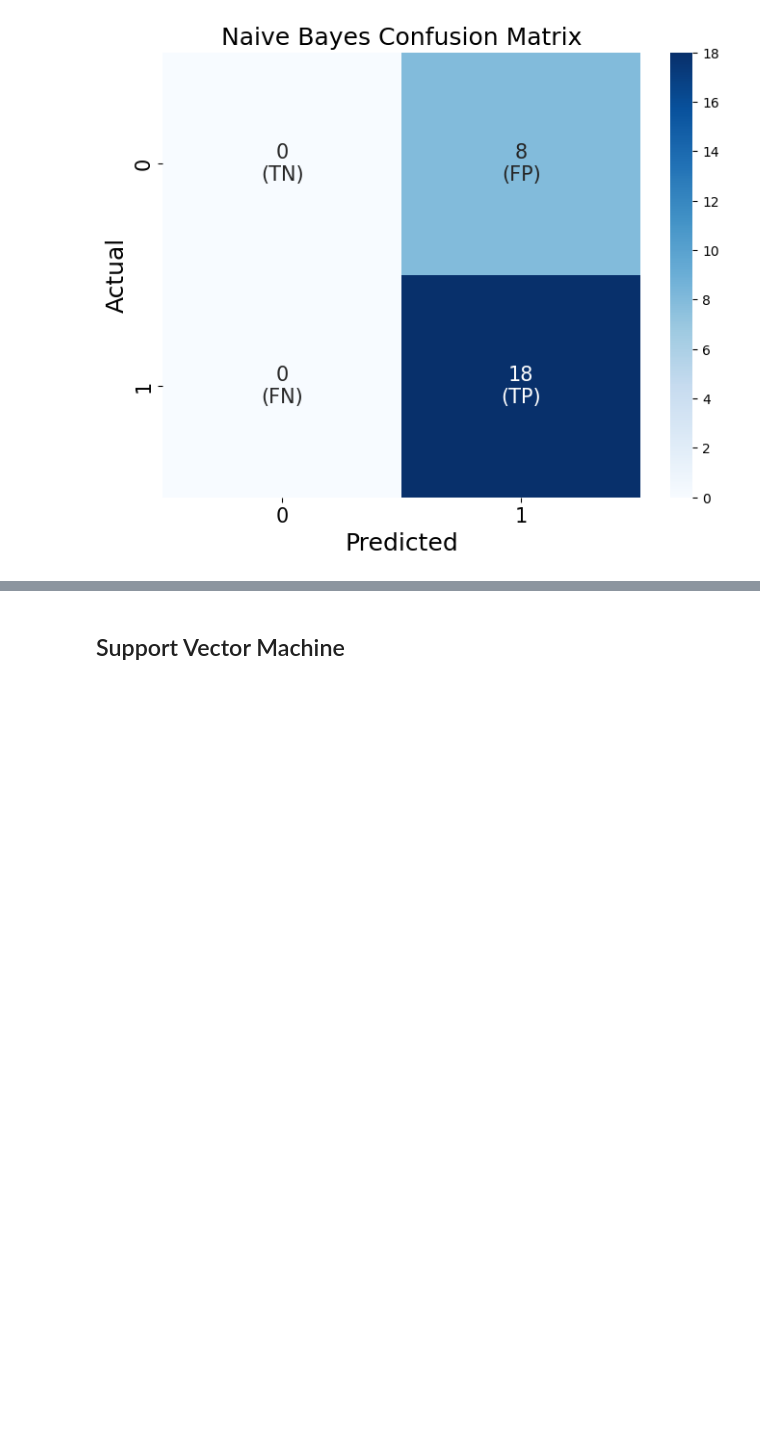
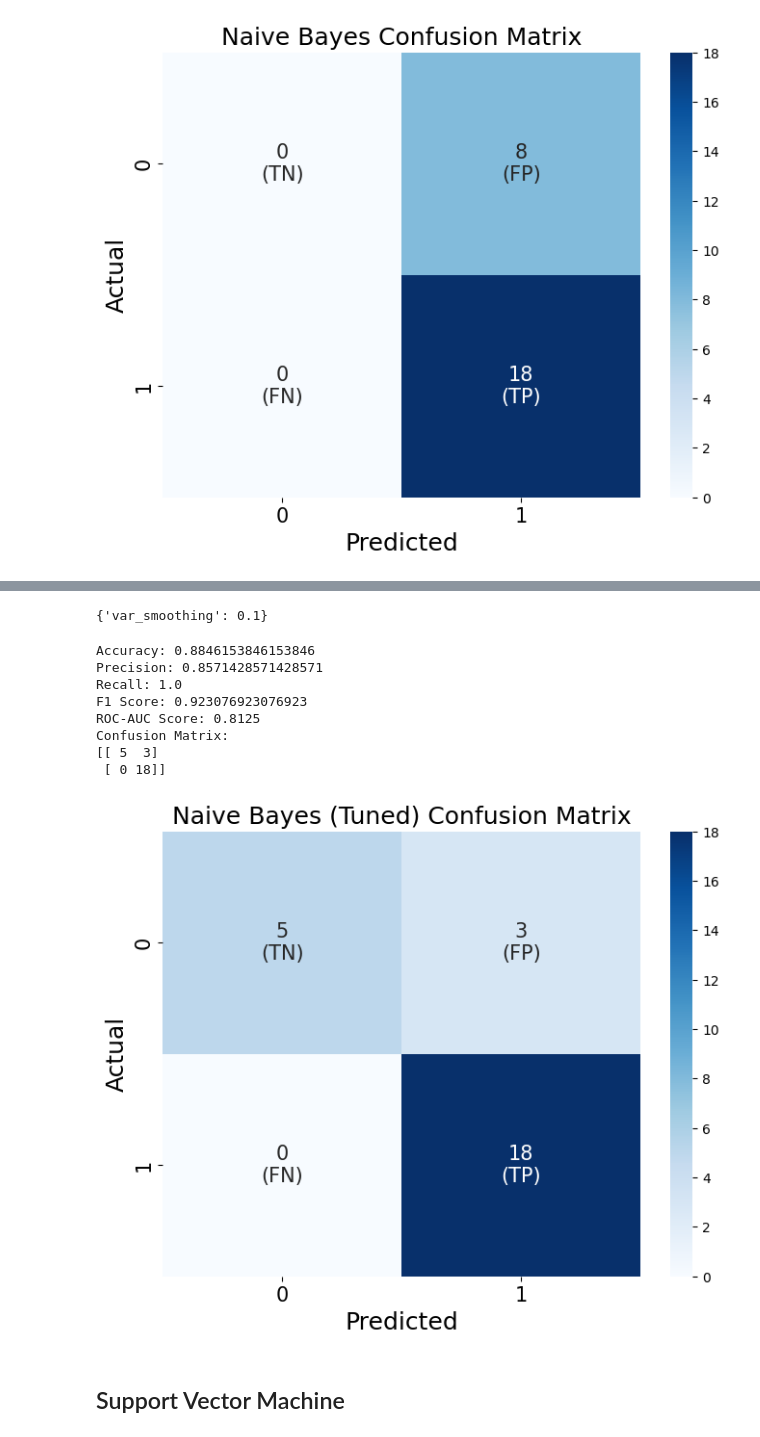
Before and after one commit to sas062/beng203_breast_cancer_recurrence_classifier, a Jupyter notebook: breast_cancer_classifier.ipynb, the cells around one changed output, grey strips where cells are left out. Cells and saved outputs as stored; diff of their text form; code cells hidden in the pictures; blank space fills up the shorter version.

```diff
--- a/breast_cancer_classifier.ipynb
+++ b/breast_cancer_classifier.ipynb
@@ -253,0 +616,7 @@ Confusion Matrix:
+# %%
+var_smoothing = [1e-12, 1e-11, 1e-10, 1e-9, 1e-8, 1e-7, 1e-6, 1e-5, 1e-4, 1e-3, 1e-2, 1e-1]
+
+# Create the random grid
+random_grid = {'var_smoothing': var_smoothing}
+
+pprint(random_grid)
@@ -253,0 +636,3 @@ Confusion Matrix:
+# %%
+NB_random = RandomizedSearchCV(estimator = NB_Model, param_distributions = random_grid, n_iter=50, cv = 5, scoring='accuracy', verbose=10, random_state=42, n_jobs = -1)
+NB_random.fit(X_train,y_train)
@@ -254,3 +664,57 @@ Confusion Matrix:
+# %%
+NB_random.best_params_
+# %% [output]
+{'var_smoothing': 0.1}
+# %%
+best_NB = NB_random.best_estimator_
+# %%
+# Predict on the test set
+y_pred = best_NB.predict(X_test)
+y_pred_proba = best_NB.predict_proba(X_test)[:, 1]
+
+# Evaluation metrics
+NB_rand_accuracy = accuracy_score(y_test, y_pred)
+NB_rand_precision = precision_score(y_test, y_pred)
+NB_rand_recall = recall_score(y_test, y_pred)
+NB_rand_f1 = f1_score(y_test, y_pred)
+NB_rand_roc_auc = roc_auc_score(y_test, y_pred_proba)
+NB_rand_conf_matrix = confusion_matrix(y_test, y_pred)
+
+print(f'Accuracy: {NB_rand_accuracy}')
+print(f'Precision: {NB_rand_precision}')
+print(f'Recall: {NB_rand_recall}')
+print(f'F1 Score: {NB_rand_f1}')
+print(f'ROC-AUC Score: {NB_rand_roc_auc}')
+print(f'Confusion Matrix:\n{NB_rand_conf_matrix}')
+
+labels = np.array([["TN", "FP"],
+                   ["FN", "TP"]])
+annot_matrix = np.array([[f"{NB_rand_conf_matrix[i, j]}\n({labels[i, j]})"
+                              for j in range(NB_rand_conf_matrix.shape[1])]
+                              for i in range(NB_rand_conf_matrix.shape[0])])
+
+value, counts = np.unique(y_test, return_counts=True)
+max_counts = max(counts)
+
+# Plot using seaborn
+plt.figure(figsize=(8, 6))
+sns.heatmap(NB_rand_conf_matrix, annot=annot_matrix, cmap="Blues", fmt="", annot_kws={"size": 15}, vmin=0, vmax=max_counts)
+plt.title("Naive Bayes (Tuned) Confusion Matrix", fontsize=18)
+plt.ylabel("Actual", fontsize=18)
+plt.xlabel("Predicted", fontsize=18)
+plt.xticks(fontsize=15)
+plt.yticks(fontsize=15)
+plt.show()
+# %% [output]
+Accuracy: 0.8846153846153846
+Precision: 0.8571428571428571
+Recall: 1.0
+F1 Score: 0.923076923076923
+ROC-AUC Score: 0.8125
+Confusion Matrix:
+[[ 5  3]
+ [ 0 18]]
+[figure, added]
 # %% [markdown]
 ## Support Vector Machine
 # %%
```
Also changed, not shown: parts of 57 cells of this notebook.
